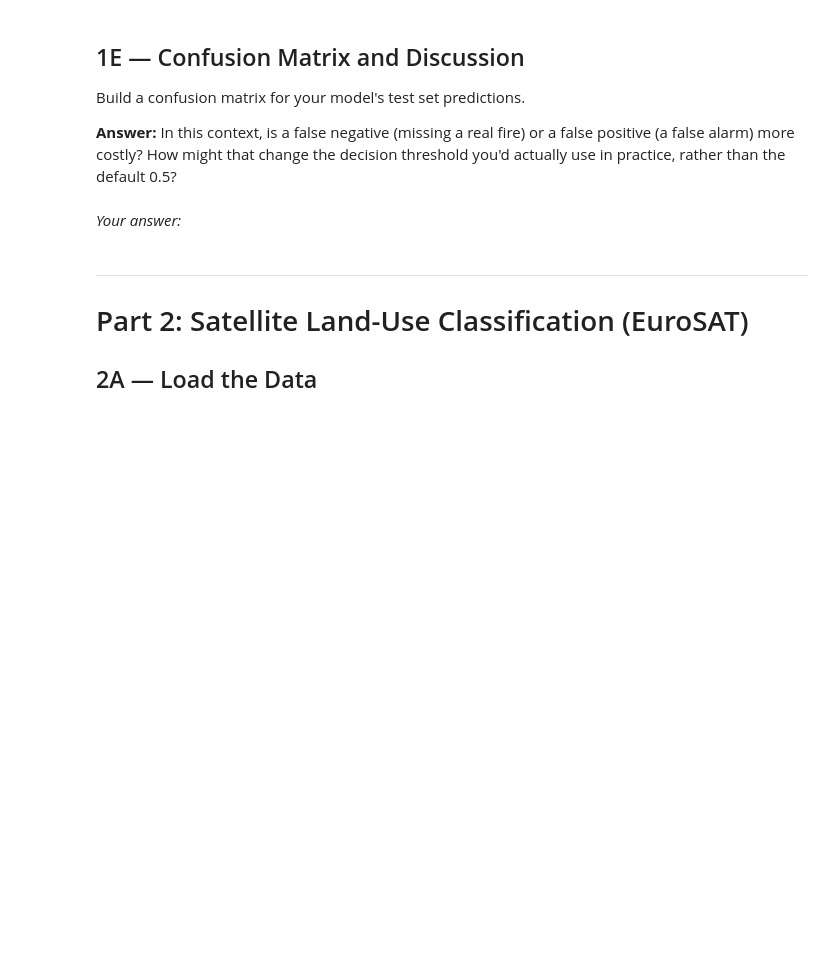
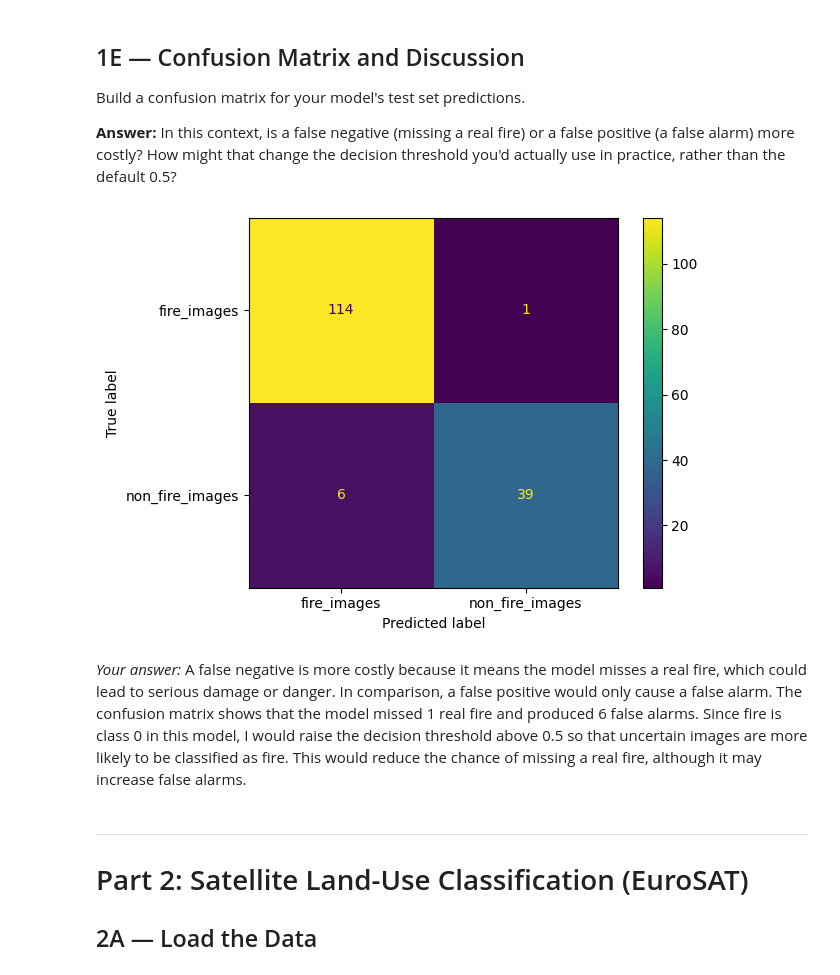
Before and after one commit to MatthewEngel/Coursework, a Jupyter notebook: Assignments/Assignment 2/Assignment2_TransferLearning.ipynb, the cells around one changed output. Cells and saved outputs as stored; diff of their text form; code cells hidden in the pictures; blank space fills up the shorter version.

```diff
--- a/Assignments/Assignment 2/Assignment2_TransferLearning.ipynb
+++ b/Assignments/Assignment 2/Assignment2_TransferLearning.ipynb
@@ -181,8 +182,29 @@ Build a confusion matrix for your model's test set predictions.
 **Answer:** In this context, is a false negative (missing a real fire) or a false positive (a false alarm) more costly? How might that change the decision threshold you'd actually use in practice, rather than the default 0.5?
 # %%
 # Build your confusion matrix here
+y_true = []
+y_pred = []
+
+for images, labels in test_fire:
+    predictions = model_fire.predict(images, verbose=0)
+
+    y_true.extend(labels.numpy())
+    y_pred.extend((predictions.flatten() >= 0.5).astype(int))
+
+cm = confusion_matrix(y_true, y_pred)
+
+disp = ConfusionMatrixDisplay(
+    confusion_matrix=cm,
+    display_labels=class_names_fire
+)
+
+disp.plot()
+plt.show()
+# %% [output]
+[figure, added]
 # %% [markdown]
 *Your answer:*
+A false negative is more costly because it means the model misses a real fire, which could lead to serious damage or danger. In comparison, a false positive would only cause a false alarm. The confusion matrix shows that the model missed 1 real fire and produced 6 false alarms. Since fire is class 0 in this model, I would raise the decision threshold above 0.5 so that uncertain images are more likely to be classified as fire. This would reduce the chance of missing a real fire, although it may increase false alarms.
 # %% [markdown]
 ---
 # Part 2: Satellite Land-Use Classification (EuroSAT)
```
Also changed, not shown: parts of 11 cells of this notebook.
